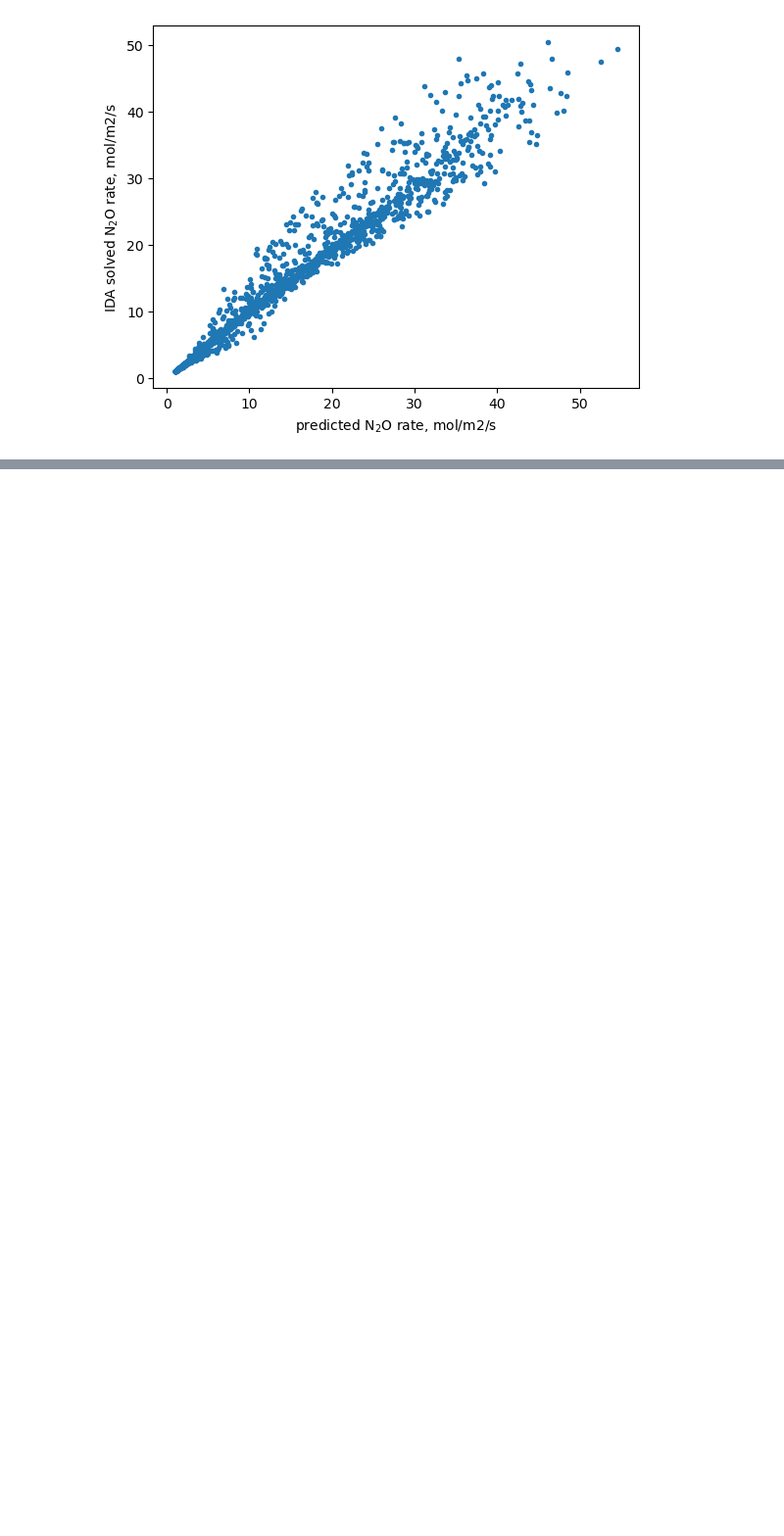
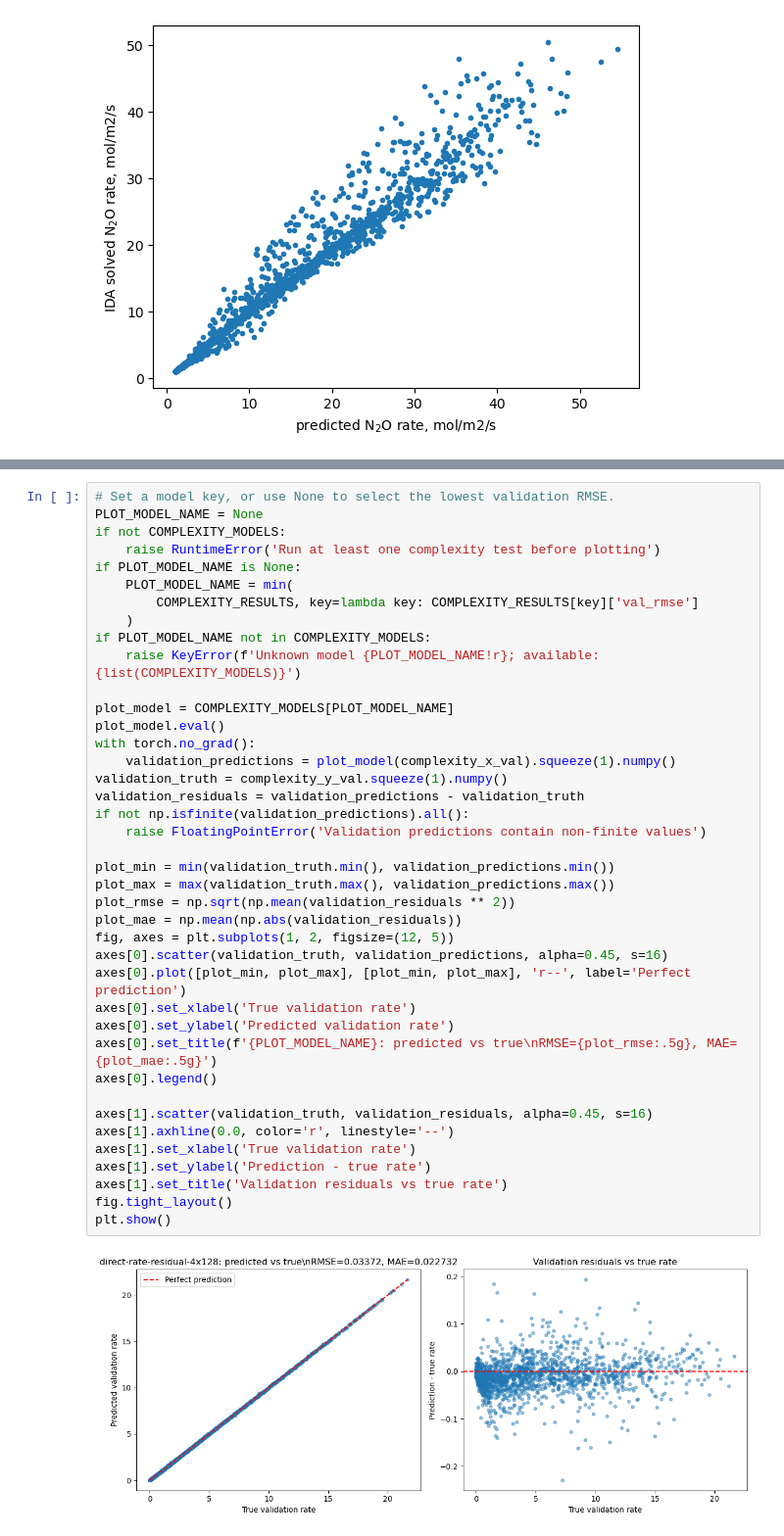
Before and after one commit to afadic/kinetics-dae-nn, a Jupyter notebook: kinetics-dae-nn/NNtrain.ipynb, the cells around one changed output, grey strips where cells are left out. Shown at 98% size. Saved outputs shown, nothing was run; the diff lists cells and outputs as text; blank space fills up the shorter version.

```diff
--- a/NNtrain.ipynb
+++ b/kinetics-dae-nn/NNtrain.ipynb
@@ -596,0 +1165,42 @@ Epoch [300/300] - Train Loss: 0.000057, Val Loss: 0.003078
+# %%
+# Set a model key, or use None to select the lowest validation RMSE.
+PLOT_MODEL_NAME = None
+if not COMPLEXITY_MODELS:
+    raise RuntimeError('Run at least one complexity test before plotting')
+if PLOT_MODEL_NAME is None:
+    PLOT_MODEL_NAME = min(
+        COMPLEXITY_RESULTS, key=lambda key: COMPLEXITY_RESULTS[key]['val_rmse']
+    )
+if PLOT_MODEL_NAME not in COMPLEXITY_MODELS:
+    raise KeyError(f'Unknown model {PLOT_MODEL_NAME!r}; available: {list(COMPLEXITY_MODELS)}')
+
+plot_model = COMPLEXITY_MODELS[PLOT_MODEL_NAME]
+plot_model.eval()
+with torch.no_grad():
+    validation_predictions = plot_model(complexity_x_val).squeeze(1).numpy()
+validation_truth = complexity_y_val.squeeze(1).numpy()
+validation_residuals = validation_predictions - validation_truth
+if not np.isfinite(validation_predictions).all():
+    raise FloatingPointError('Validation predictions contain non-finite values')
+
+plot_min = min(validation_truth.min(), validation_predictions.min())
+plot_max = max(validation_truth.max(), validation_predictions.max())
+plot_rmse = np.sqrt(np.mean(validation_residuals ** 2))
+plot_mae = np.mean(np.abs(validation_residuals))
+fig, axes = plt.subplots(1, 2, figsize=(12, 5))
+axes[0].scatter(validation_truth, validation_predictions, alpha=0.45, s=16)
+axes[0].plot([plot_min, plot_max], [plot_min, plot_max], 'r--', label='Perfect prediction')
+axes[0].set_xlabel('True validation rate')
+axes[0].set_ylabel('Predicted validation rate')
+axes[0].set_title(f'{PLOT_MODEL_NAME}: predicted vs true\nRMSE={plot_rmse:.5g}, MAE={plot_mae:.5g}')
+axes[0].legend()
+
+axes[1].scatter(validation_truth, validation_residuals, alpha=0.45, s=16)
+axes[1].axhline(0.0, color='r', linestyle='--')
+axes[1].set_xlabel('True validation rate')
+axes[1].set_ylabel('Prediction - true rate')
+axes[1].set_title('Validation residuals vs true rate')
+fig.tight_layout()
+plt.show()
+# %% [output]
+[figure, added]
```
Also changed, not shown: parts of 27 cells of this notebook, 36 other files.
